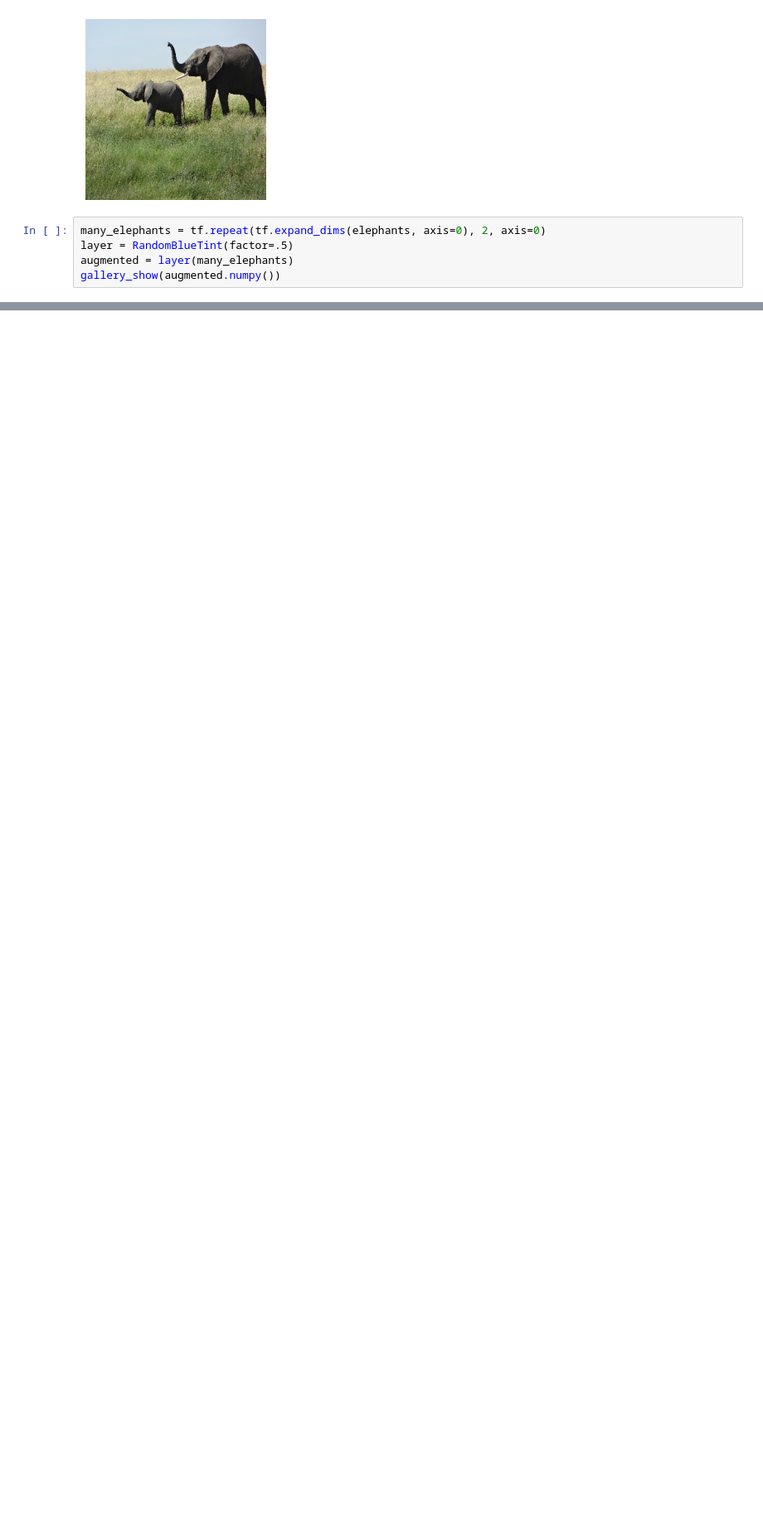
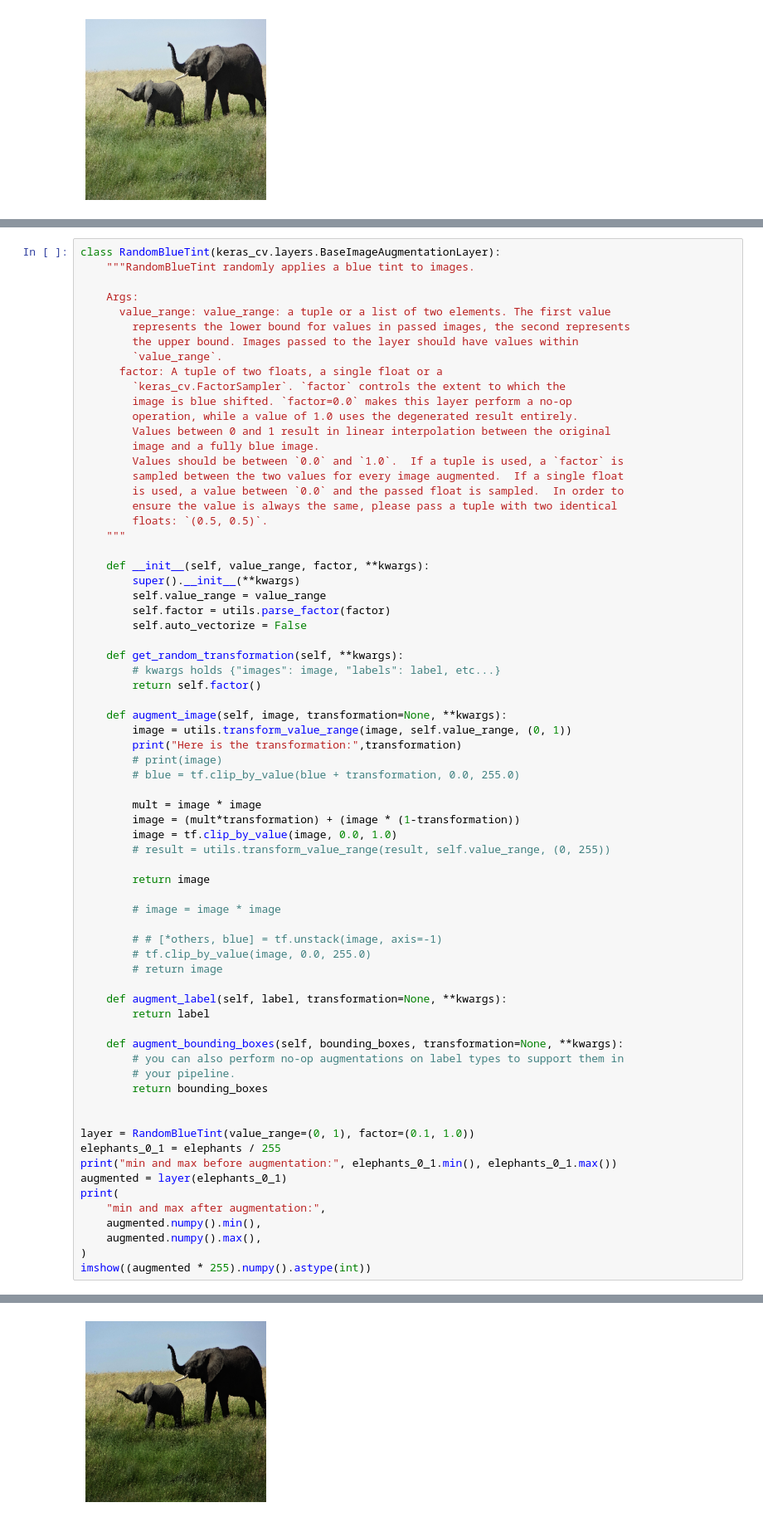
Before and after one commit to currymike123/Thesis_LDR, a Jupyter notebook: Research/Keras_Aug.ipynb, the cells around one changed output, grey strips where cells are left out. Shown at 83% size. Drawn from its saved outputs; the diff is of its cells as text; blank space fills up the shorter version.

Commit message:
Keras layer blending

```diff
--- a/Research/Keras_Aug.ipynb
+++ b/Research/Keras_Aug.ipynb
@@ -74,8 +47,3 @@ elephants = tf.keras.utils.img_to_array(elephants)
 imshow(elephants)
 # %% [output]
 [figure]
-# %%
-many_elephants = tf.repeat(tf.expand_dims(elephants, axis=0), 2, axis=0)
-layer = RandomBlueTint(factor=.5)
-augmented = layer(many_elephants)
-gallery_show(augmented.numpy())
@@ -85,0 +50,71 @@ tf.Tensor(0.6977163, shape=(), dtype=float32)
+# %%
+class RandomBlueTint(keras_cv.layers.BaseImageAugmentationLayer):
+    """RandomBlueTint randomly applies a blue tint to images.
+
+    Args:
+      value_range: value_range: a tuple or a list of two elements. The first value
+        represents the lower bound for values in passed images, the second represents
+        the upper bound. Images passed to the layer should have values within
+        `value_range`.
+      factor: A tuple of two floats, a single float or a
+        `keras_cv.FactorSampler`. `factor` controls the extent to which the
+        image is blue shifted. `factor=0.0` makes this layer perform a no-op
+        operation, while a value of 1.0 uses the degenerated result entirely.
+        Values between 0 and 1 result in linear interpolation between the original
+        image and a fully blue image.
+        Values should be between `0.0` and `1.0`.  If a tuple is used, a `factor` is
+        sampled between the two values for every image augmented.  If a single float
+        is used, a value between `0.0` and the passed float is sampled.  In order to
+        ensure the value is always the same, please pass a tuple with two identical
+        floats: `(0.5, 0.5)`.
+    """
+
+    def __init__(self, value_range, factor, **kwargs):
+        super().__init__(**kwargs)
+        self.value_range = value_range
+        self.factor = utils.parse_factor(factor)
+        self.auto_vectorize = False
+
+    def get_random_transformation(self, **kwargs):
+        # kwargs holds {"images": image, "labels": label, etc...}
+        return self.factor()
+
+    def augment_image(self, image, transformation=None, **kwargs):
+        image = utils.transform_value_range(image, self.value_range, (0, 1))
+        print("Here is the transformation:",transformation)
+        # print(image)
+        # blue = tf.clip_by_value(blue + transformation, 0.0, 255.0)
+
+        mult = image * image
+        image = (mult*transformation) + (image * (1-transformation))
+        image = tf.clip_by_value(image, 0.0, 1.0)
+        # result = utils.transform_value_range(result, self.value_range, (0, 255))
+
+        return image
+
+        # image = image * image
+
+        # # [*others, blue] = tf.unstack(image, axis=-1)
+        # tf.clip_by_value(image, 0.0, 255.0)
+        # return image
+
+    def augment_label(self, label, transformation=None, **kwargs):
+        return label
+
+    def augment_bounding_boxes(self, bounding_boxes, transformation=None, **kwargs):
+        # you can also perform no-op augmentations on label types to support them in
+        # your pipeline.
+        return bounding_boxes
+
+
+layer = RandomBlueTint(value_range=(0, 1), factor=(0.1, 1.0))
+elephants_0_1 = elephants / 255
+print("min and max before augmentation:", elephants_0_1.min(), elephants_0_1.max())
+augmented = layer(elephants_0_1)
+print(
+    "min and max after augmentation:",
+    augmented.numpy().min(),
+    augmented.numpy().max(),
+)
+imshow((augmented * 255).numpy().astype(int))
+# %% [output]
@@ -85,0 +131 @@ tf.Tensor(0.6977163, shape=(), dtype=float32)
+[figure, added]
```
Also changed, not shown: parts of 14 cells of this notebook.
